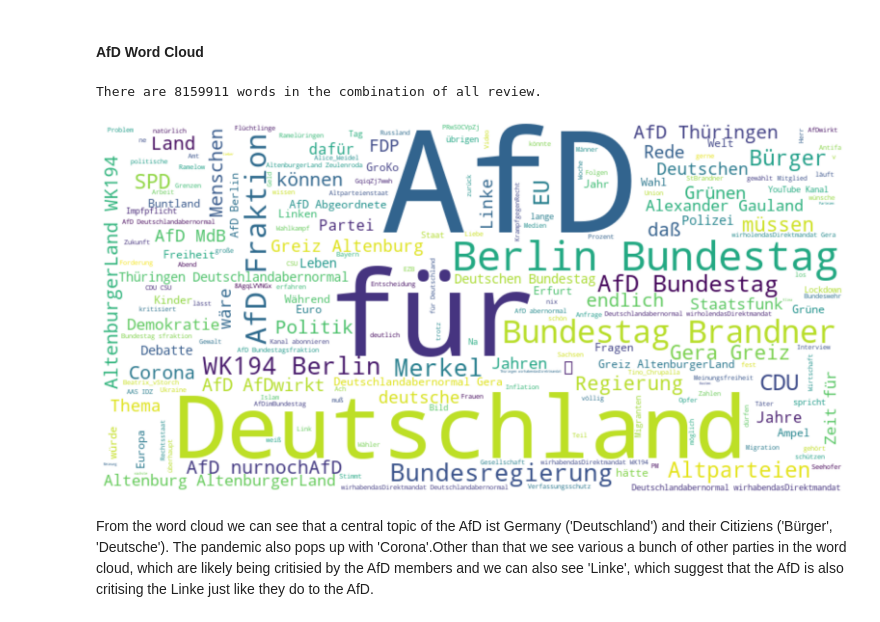
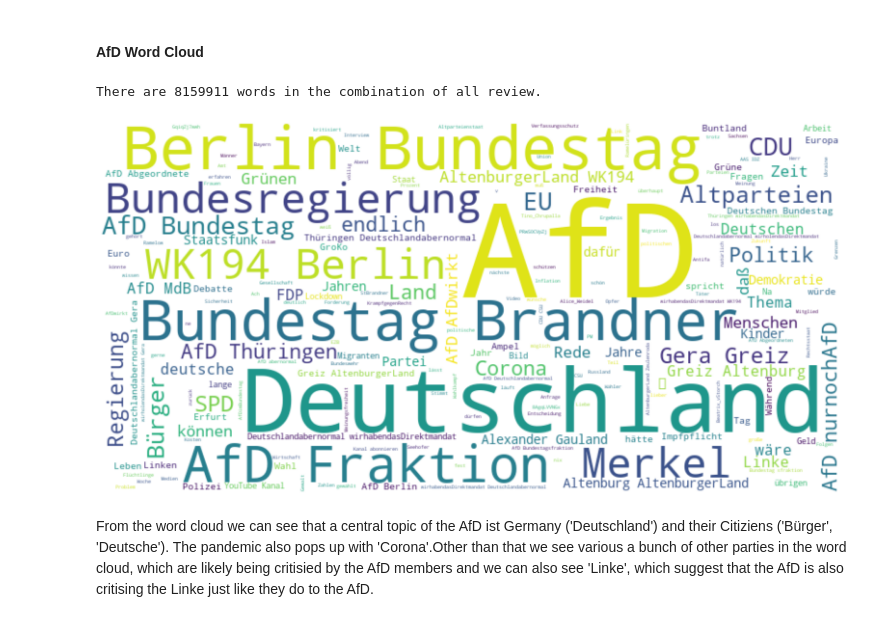
Before and after one commit to aedxn/twitter_analysis_die_linke_and_afd, a Jupyter notebook: linke_afd_analysis_v02.ipynb, the cells around one changed output. Cells and saved outputs as stored; diff of their text form; code cells hidden in the pictures.

```diff
--- a/linke_afd_analysis_v02.ipynb
+++ b/linke_afd_analysis_v02.ipynb
@@ -200,31 +200,31 @@ Other hashtags as #Greiz and especially #Gera (which are only present in the plo
 # %%
 # combining all job descriptions into one text
 text = " ".join(tweet for tweet in dfa.Tweet)
 print ("There are {} words in the combination of all review.".format(len(text)))
 
 # creating a stopword list
 stopwords = set(STOPWORDS)
 
 # updating the stopwords according to a stopwords file
 text_file = open('german_stopwords_full.txt', 'r')
 for line in text_file:
     stopwords.add(line.strip('\n'))
 
 # adding other stopwords
-stopwords.update(['https','t', 'co', 'über', 'looking', 'bieten', 'offer','and', 'RT', 'u', 'amp', 'Uhr', 's', 'erklärt', 'stellt', 'zeigt',
-                'Frage', 'richtig', 'stehen', 'Antrag', 'stellen', 'Antwort', 'd', 'zeigen', 'zeigen', 'unterstützen', 'offenbar', '-'])
+stopwords.update(['für', 'Brander', 'https','t', 'co', 'über', 'looking', 'bieten', 'offer','and', 'RT', 'u', 'amp', 'Uhr', 's', 'erklärt', 'stellt', 'zeigt',
+                'Frage', 'richtig', 'stehen', 'Antrag', 'stellen', 'Antwort', 'd', 'zeigen', 'zeigen', 'unterstützen', 'offenbar', '-', 'müssen'])
 
 # setting the word cloud
 wordcloud = WordCloud(width=800, height=400, stopwords=stopwords, background_color="white").generate(text)
 
 # Display the generated image:
 plt.figure(figsize = (20,10))
 plt.imshow(wordcloud, interpolation='bilinear')
 plt.axis("off")
 plt.show()
 # %% [output]
 There are 8159911 words in the combination of all review.
-[figure, old version]
+[figure, new version]
 # %% [markdown]
 From the word cloud we can see that a central topic of the AfD ist Germany ('Deutschland') and their Citiziens ('Bürger', 'Deutsche').
 The pandemic also pops up with 'Corona'.Other than that we see various a bunch of other parties in the word cloud, which are likely being critisied by the AfD members and we can also see 'Linke', which suggest that the AfD is also critising the Linke just like they do to the AfD.
```
Also changed, not shown: parts of 1 cell of this notebook.
